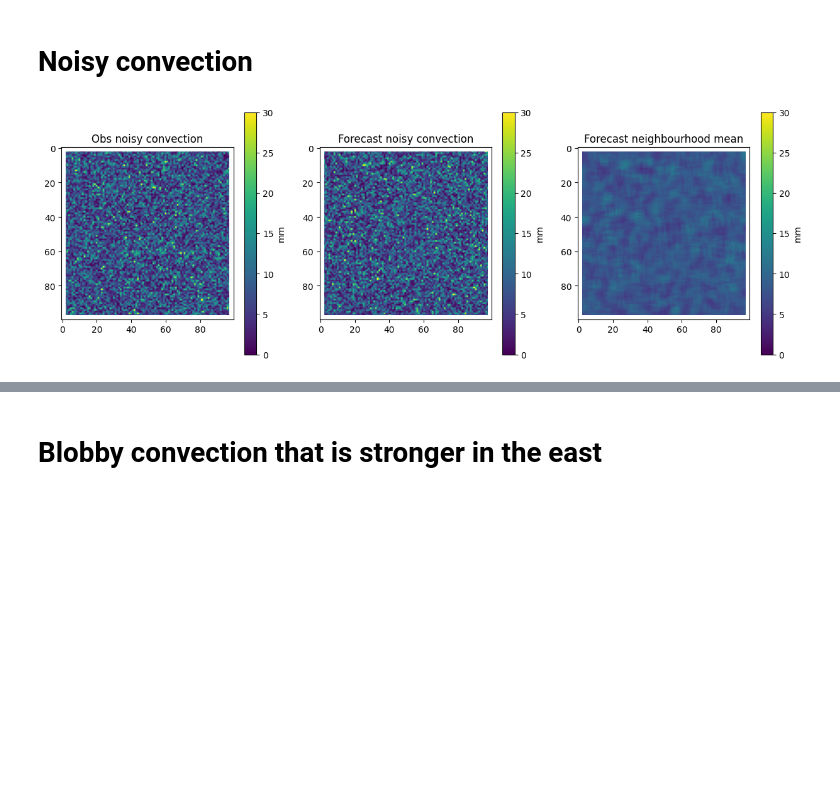
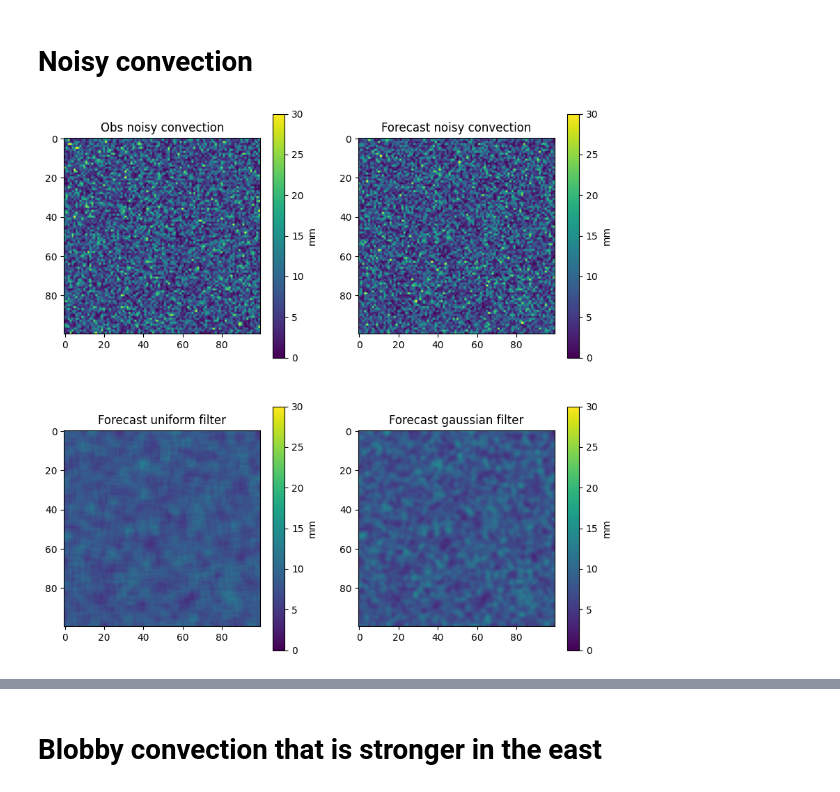
Before and after one commit to nicholasloveday/tw_spatial, a Jupyter notebook: playground/spatial_experiments.ipynb, the cells around one changed output, grey strips where cells are left out. Drawn from its saved outputs; the diff is of its cells as text; code cells hidden in the pictures; blank space fills up the shorter version.

Commit message:
added uniform and gaussian filter fcsts

```diff
--- a/playground/spatial_experiments.ipynb
+++ b/playground/spatial_experiments.ipynb
@@ -40,60 +40,52 @@ obs_convection = stats.skewnorm.rvs(a=10, scale=10, size=(Y_LEN, X_LEN)).clip(mi
 obs_convection = xr.DataArray(
     obs_convection,
     dims=("y", "x"),
     coords={"x": np.arange(X_LEN), "y": np.arange(Y_LEN)},
 )
 
 fcst_convection = stats.skewnorm.rvs(a=10, scale=10, size=(Y_LEN, X_LEN)).clip(min=0)
 fcst_convection = xr.DataArray(
     fcst_convection,
     dims=("y", "x"),
     coords={"x": np.arange(X_LEN), "y": np.arange(Y_LEN)},
 )
 
 fcst_clim = data = np.full((Y_LEN, X_LEN), obs_convection.mean().values)
 fcst_clim = xr.DataArray(
     fcst_clim, dims=("y", "x"), coords={"x": np.arange(X_LEN), "y": np.arange(Y_LEN)}
 )
-# Create ensemble
-fcst_conv_ens = create_neighourhood_ensemble(fcst_convection, NEIGHBORHOOD)
-fcst_clim_ens = create_neighourhood_ensemble(fcst_clim, NEIGHBORHOOD)
-
-# Create forecast which is just the mean of the neighbourhood
-fcst_neighbourhood_mean = fcst_conv_ens.mean(dim="ens_mem")
-
-# Match missing data
-obs_convection, fcst_convection, fcst_clim, fcst_neighbourhood_mean = (
-    broadcast_and_match_nan(
-        obs_convection, fcst_convection, fcst_clim, fcst_neighbourhood_mean
-    )
+fcst_uniform_filter = xr.apply_ufunc(
+    uniform_filter, fcst_convection, kwargs=dict(size=NEIGHBORHOOD)
+)
+fcst_gaussian_filter = xr.apply_ufunc(
+    gaussian_filter, fcst_convection, kwargs=dict(sigma=1)
 )
 
-# Then create neighbourhood ensemble
-fcst_neighbourhood_mean_ens = create_neighourhood_ensemble(
-    fcst_neighbourhood_mean, NEIGHBORHOOD
-)
-
-
 # Visualise data (before ensemble creation)
-fig, axs = plt.subplots(1, 3, figsize=(15, 5))
+fig, axs = plt.subplots(2, 2, figsize=(10, 10))
 
 # Plot obs_convection
-im1 = axs[0].imshow(obs_convection, vmin=0, vmax=NOISY_CONVECTION_VMAX)
-axs[0].set_title("Obs noisy convection")
+im1 = axs[0, 0].imshow(obs_convection, vmin=0, vmax=NOISY_CONVECTION_VMAX)
+axs[0, 0].set_title("Obs noisy convection")
 
 # Plot fcst_convection
-im2 = axs[1].imshow(fcst_convection, vmin=0, vmax=NOISY_CONVECTION_VMAX)
-axs[1].set_title("Forecast noisy convection")
+im2 = axs[0, 1].imshow(fcst_convection, vmin=0, vmax=NOISY_CONVECTION_VMAX)
+axs[0, 1].set_title("Forecast noisy convection")
 
 # Plot fcst neighbourhood mean
-im2 = axs[2].imshow(fcst_neighbourhood_mean, vmin=0, vmax=NOISY_CONVECTION_VMAX)
-axs[2].set_title("Forecast neighbourhood mean")
+im3 = axs[1, 0].imshow(fcst_uniform_filter, vmin=0, vmax=NOISY_CONVECTION_VMAX)
+axs[1, 0].set_title("Forecast uniform filter")
 
-# Add colorbar
-fig.colorbar(im1, ax=axs[0], label="mm")
-fig.colorbar(im2, ax=axs[1], label="mm")
-fig.colorbar(im2, ax=axs[2], label="mm")
+# Plot fcst gaussian filter
+im4 = axs[1, 1].imshow(fcst_gaussian_filter, vmin=0, vmax=NOISY_CONVECTION_VMAX)
+axs[1, 1].set_title("Forecast gaussian filter")
+
+# Add colorbars
+fig.colorbar(im1, ax=axs[0, 0], label="mm")
+fig.colorbar(im2, ax=axs[0, 1], label="mm")
+fig.colorbar(im3, ax=axs[1, 0], label="mm")
+fig.colorbar(im4, ax=axs[1, 1], label="mm")
 
 plt.show()
 # %% [output]
-[figure, old version]
+[figure, new version]
```
Also changed, not shown: parts of 5 cells of this notebook.
